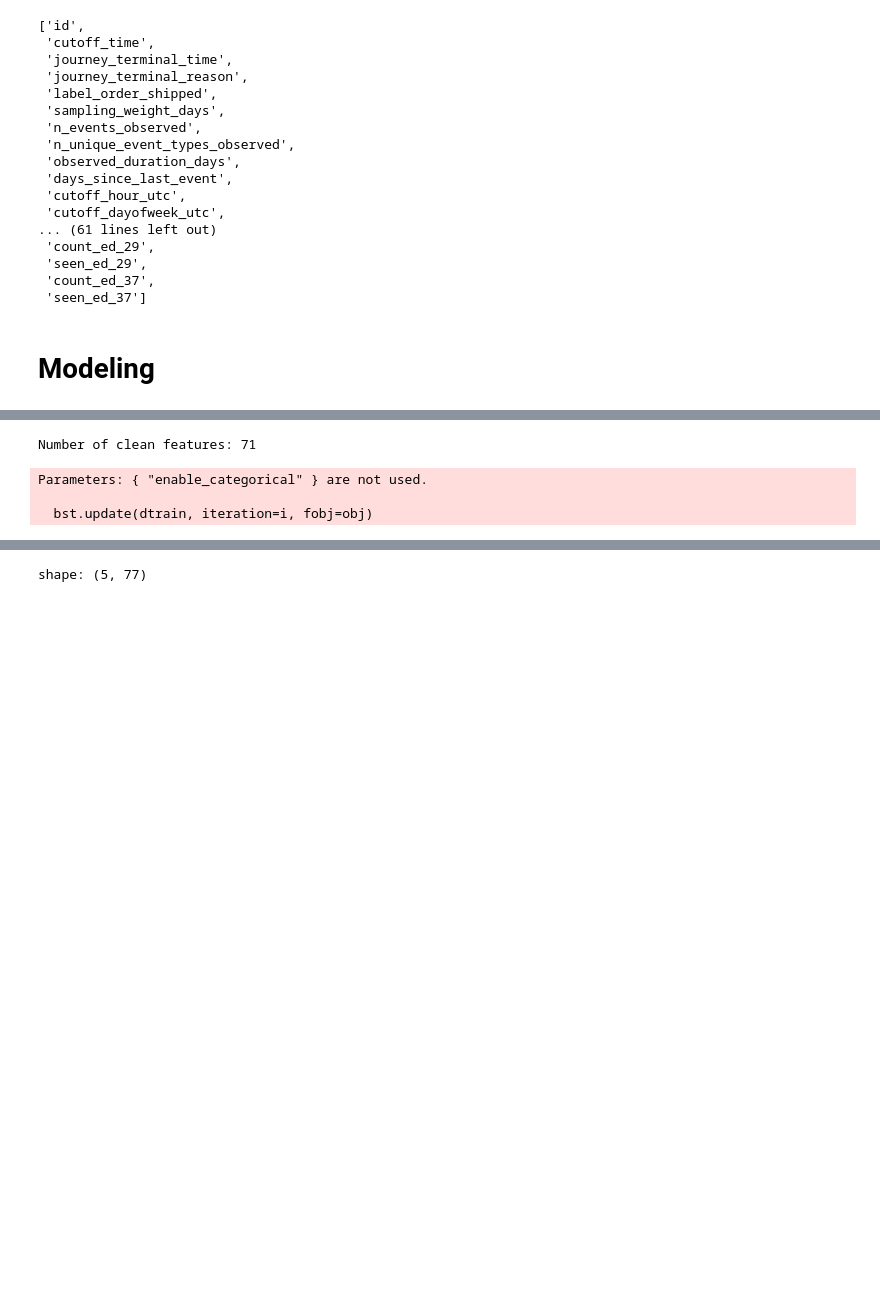
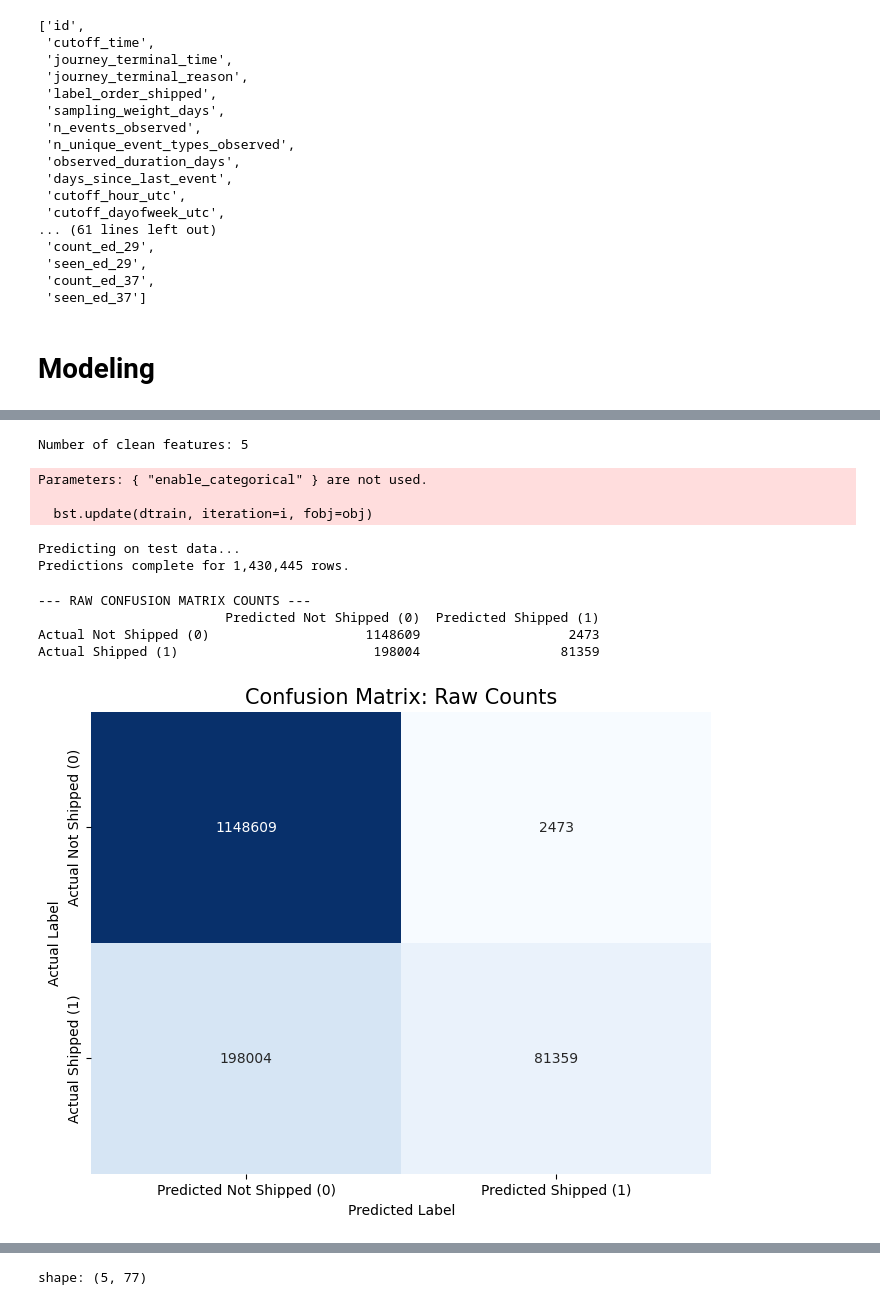
Before and after one commit to derekshi1/statM148proj, a Jupyter notebook: emilio/emilio_modeling.ipynb, the cells around one changed output, grey strips where cells are left out. Saved outputs shown, nothing was run; the diff lists cells and outputs as text; code cells hidden in the pictures; blank space fills up the shorter version.

```diff
--- a/emilio/emilio_modeling.ipynb
+++ b/emilio/emilio_modeling.ipynb
@@ -94,7 +98,7 @@ class PolarsDataIter(xgb.core.DataIter):
 
 # --- Training Setup ---
 
-file_path = "/Users/emiliodulay/Documents/1. UCLA/2. Year 2/3. Spring 2026/STAT M148/statM148proj/truncated_data_codex.parquet"
+file_path = "/Users/emiliodulay/Documents/1. UCLA/2. Year 2/3. Spring 2026/STAT M148/statM148proj/training_truncated_data_codex.parquet"
 label_col = "label_order_shipped"  # <--- Change this to your actual label name
 weight_col = "sampling_weight_days"               # <--- Change this if you have a weight column
 
@@ -113,10 +117,13 @@ leakage_cols = [
 ]
 
 # Filter out the label, weight, and the leaky columns
-features = [
-    col for col in all_columns
-    if col not in [label_col, weight_col] + leakage_cols
-]
+
+#features = [
+#    col for col in all_columns
+#   if col not in [label_col, weight_col] + leakage_cols
+#]
+
+features = ['n_events_observed', 'n_unique_event_types_observed', 'observed_duration_days', 'days_since_last_event', 'cutoff_hour_utc']
 
 print(f"Number of clean features: {len(features)}")
 
@@ -146,7 +153,72 @@ with pl.StringCache():
 
     model = xgb.train(params, dtrain, num_boost_round=100)
 # %% [output]
-Number of clean features: 71
+Number of clean features: 5
 Parameters: { "enable_categorical" } are not used.
 
   bst.update(dtrain, iteration=i, fobj=obj)
+# %%
+threshold = 0.5
+# %%
+import numpy as np
+
+all_probs = []
+all_labels = []
+
+data_iterator.reset()
+
+# We use a dummy callback to extract data from the iterator batches
+def get_prediction(data, label, **kwargs):
+    # DMatrix for inference doesn't need Quantile logic
+    dtest_batch = xgb.DMatrix(data, enable_categorical=True)
+    batch_probs = model.predict(dtest_batch)
+
+    all_probs.append(batch_probs)
+    all_labels.append(label.to_numpy())
+
+print("Predicting on test data...")
+while data_iterator.next(get_prediction):
+    pass
+
+# Combine batch results into single arrays
+y_probs = np.concatenate(all_probs)
+y_true = np.concatenate(all_labels)
+y_pred = (y_probs > threshold).astype(int)
+
+print(f"Predictions complete for {len(y_probs):,} rows.")
+# %% [output]
+Predicting on test data...
+Predictions complete for 1,430,445 rows.
+# %%
+from sklearn.metrics import confusion_matrix
+import matplotlib.pyplot as plt
+import seaborn as sns
+import pandas as pd
+
+# 1. Generate the raw confusion matrix (counts)
+# labels=[0, 1] ensures the order is [Not Shipped, Shipped]
+cm = confusion_matrix(y_true, y_pred, labels=[0, 1])
+
+# 2. Convert to a DataFrame for better labeling in the plot
+cm_df = pd.DataFrame(
+    cm,
+    index=['Actual Not Shipped (0)', 'Actual Shipped (1)'],
+    columns=['Predicted Not Shipped (0)', 'Predicted Shipped (1)']
+)
+
+print("--- RAW CONFUSION MATRIX COUNTS ---")
+print(cm_df)
+
+# 3. Visualize it
+plt.figure(figsize=(8, 6))
+sns.heatmap(cm_df, annot=True, fmt='d', cmap='Blues', cbar=False)
+plt.title('Confusion Matrix: Raw Counts', fontsize=15)
+plt.ylabel('Actual Label')
+plt.xlabel('Predicted Label')
+plt.show()
+# %% [output]
+--- RAW CONFUSION MATRIX COUNTS ---
+                        Predicted Not Shipped (0)  Predicted Shipped (1)
+Actual Not Shipped (0)                    1148609                   2473
+Actual Shipped (1)                         198004                  81359
+[figure, added]
```
Also changed, not shown: parts of 13 cells of this notebook, 8 other files.
